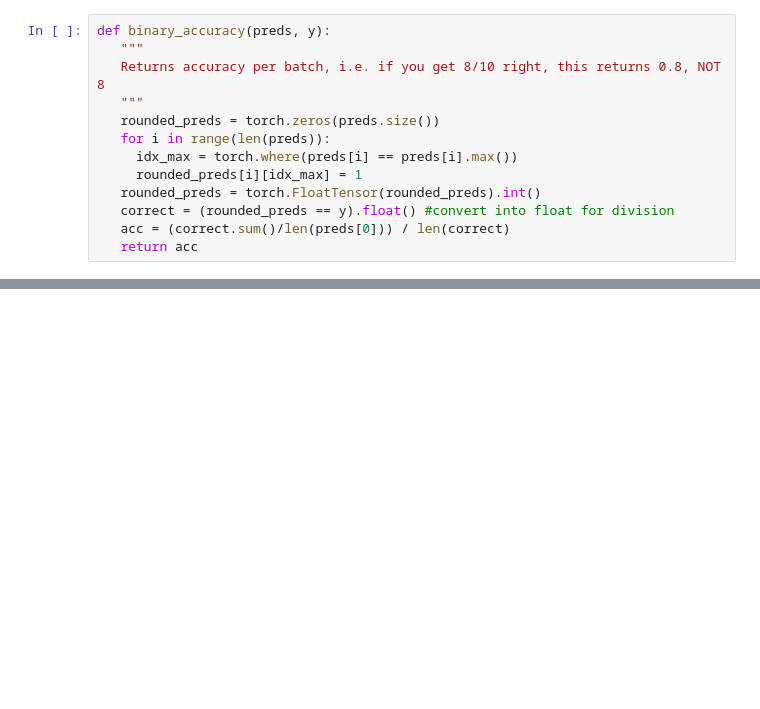
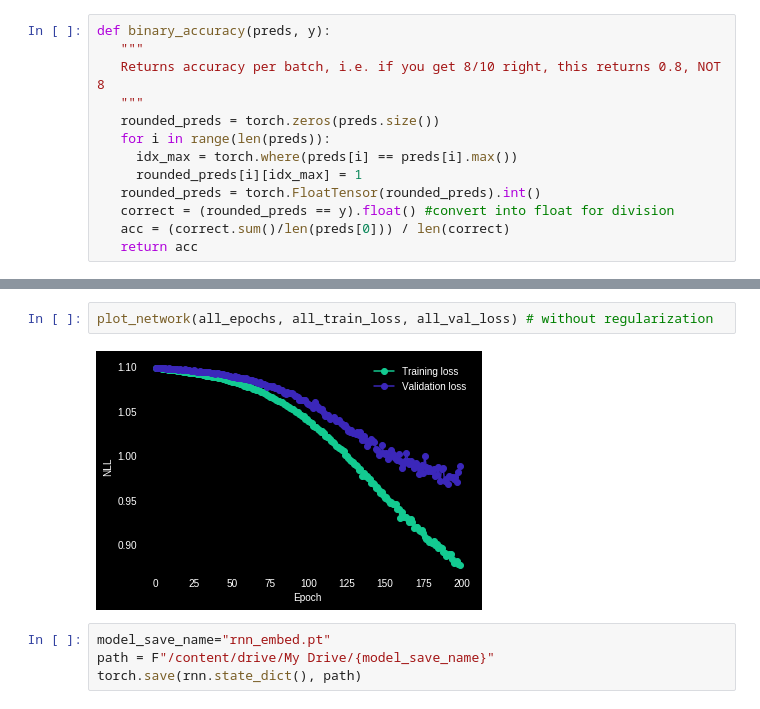
Before and after one commit to carrascomj/drastic, a Jupyter notebook: notebooks/RNN_2000each_window_overlapping.ipynb, the cells around one changed output, grey strips where cells are left out. Drawn from its saved outputs; the diff is of its cells as text; blank space fills up the shorter version.

```diff
--- a/notebooks/RNN_2000each_window_overlapping.ipynb
+++ b/notebooks/RNN_2000each_window_overlapping.ipynb
@@ -545,0 +611,8 @@ KeyboardInterrupt: ignored
+# %%
+plot_network(all_epochs, all_train_loss, all_val_loss) # without regularization
+# %% [output]
+[figure, added]
+# %%
+model_save_name="rnn_embed.pt"
+path = F"/content/drive/My Drive/{model_save_name}"
+torch.save(rnn.state_dict(), path)
```
Also changed, not shown: parts of 10 cells of this notebook, 3 other files.
